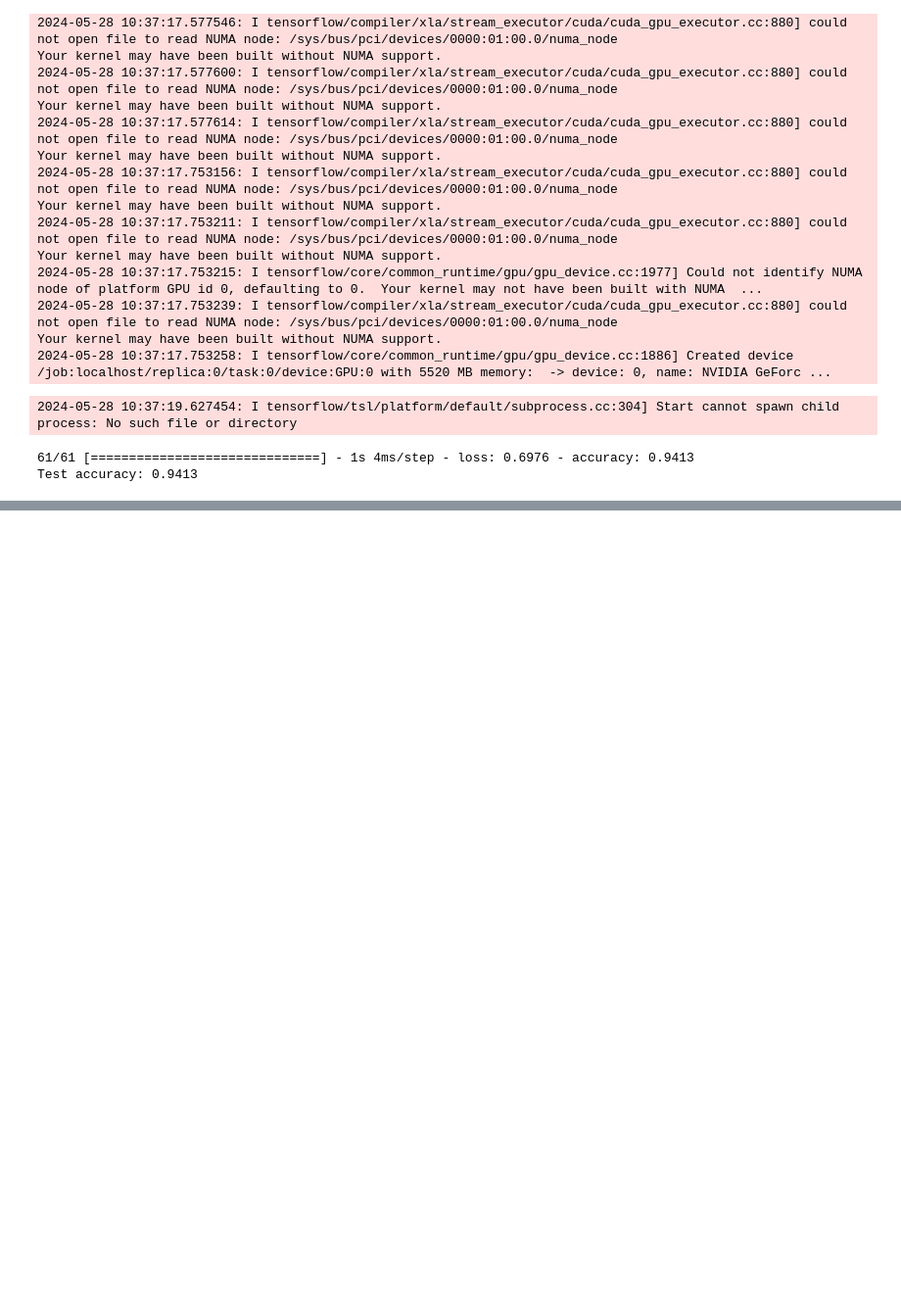
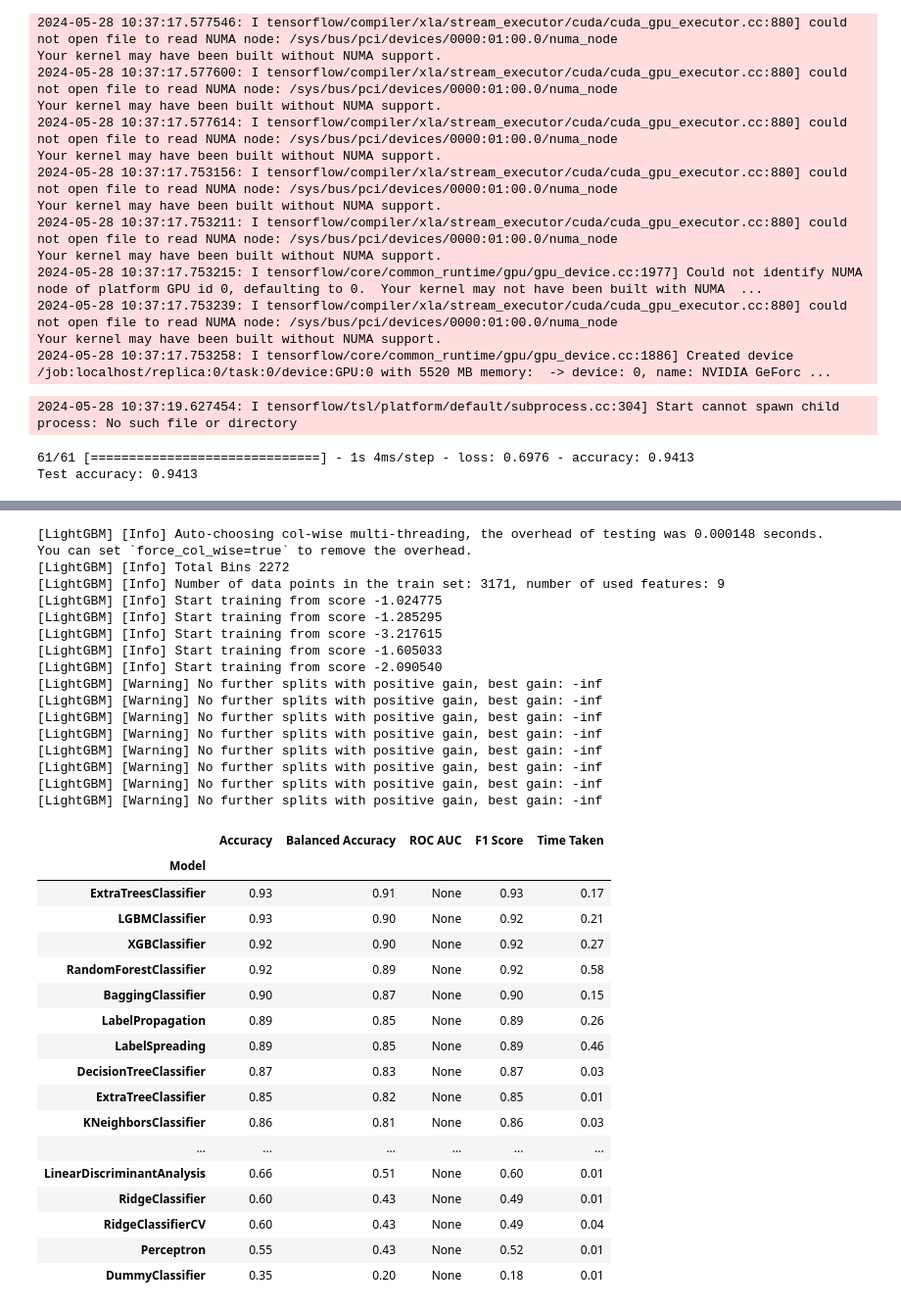
Before and after one commit to LorenzoRimella/ML_tunneling, a Jupyter notebook: model_selection_training.ipynb, the cells around one changed output, grey strips where cells are left out. Shown at 98% size. Saved outputs shown, nothing was run; the diff lists cells and outputs as text; code cells hidden in the pictures; blank space fills up the shorter version.

```diff
--- a/model_selection_training.ipynb
+++ b/model_selection_training.ipynb
@@ -659,0 +807,67 @@ Test accuracy: 0.9413
+# %%
+data[index_1000_10000,-3] = np.sum(np.round(data[index_1000_10000,-3]/10))
+data[index_10000_100000,-3] = np.sum(np.round(data[index_10000_100000,-3]/100))
+data[index_1000000,-3] = np.sum(np.round(data[index_1000000,-3]/1000))
+# %%
+X = data.astype(float)
+mu = np.mean(X, axis = 0)
+std = np.std(X, axis = 0)
+X = (X - mu)/std
+
+y = np.where(y=="E",      np.zeros(y.shape), y)
+y = np.where(y=="L",  1 + np.zeros(y.shape), y)
+y = np.where(y=="L ", 1 + np.zeros(y.shape), y)
+y = np.where(y=="R",  2 + np.zeros(y.shape), y)
+y = np.where(y=="S",  3 + np.zeros(y.shape), y)
+y = np.where(y=="W",  4 + np.zeros(y.shape), y)
+
+y = y.astype(int)
+
+X_train, X_test, y_train, y_test = train_test_split(X, y, test_size=0.3, random_state=42)
+# %%
+# Updated Line
+clf = LazyClassifier(verbose=0,
+                     ignore_warnings=True,
+                     custom_metric=None,
+                     predictions=True)
+
+X_train_lazy, X_test_lazy, y_train_lazy, y_test_lazy = train_test_split(X_train, y_train, test_size=0.3, random_state=42)
+
+models, predictions = clf.fit(X_train_lazy, X_test_lazy, y_train_lazy, y_test_lazy)
+models
+# %% [output]
+[LightGBM] [Info] Auto-choosing col-wise multi-threading, the overhead of testing was 0.000148 seconds.
+You can set `force_col_wise=true` to remove the overhead.
+[LightGBM] [Info] Total Bins 2272
+[LightGBM] [Info] Number of data points in the train set: 3171, number of used features: 9
+[LightGBM] [Info] Start training from score -1.024775
+[LightGBM] [Info] Start training from score -1.285295
+[LightGBM] [Info] Start training from score -3.217615
+[LightGBM] [Info] Start training from score -1.605033
+[LightGBM] [Info] Start training from score -2.090540
+[LightGBM] [Warning] No further splits with positive gain, best gain: -inf
+[LightGBM] [Warning] No further splits with positive gain, best gain: -inf
+[LightGBM] [Warning] No further splits with positive gain, best gain: -inf
+[LightGBM] [Warning] No further splits with positive gain, best gain: -inf
+[LightGBM] [Warning] No further splits with positive gain, best gain: -inf
+[LightGBM] [Warning] No further splits with positive gain, best gain: -inf
+[LightGBM] [Warning] No further splits with positive gain, best gain: -inf
+[LightGBM] [Warning] No further splits with positive gain, best gain: -inf
+|  | Accuracy | Balanced Accuracy | ROC AUC | F1 Score | Time Taken |
+| Model |  |  |  |  |  |
+| ExtraTreesClassifier | 0.93 | 0.91 | None | 0.93 | 0.17 |
+| LGBMClassifier | 0.93 | 0.90 | None | 0.92 | 0.21 |
+| XGBClassifier | 0.92 | 0.90 | None | 0.92 | 0.27 |
+| RandomForestClassifier | 0.92 | 0.89 | None | 0.92 | 0.58 |
+| BaggingClassifier | 0.90 | 0.87 | None | 0.90 | 0.15 |
+| LabelPropagation | 0.89 | 0.85 | None | 0.89 | 0.26 |
+| LabelSpreading | 0.89 | 0.85 | None | 0.89 | 0.46 |
+| DecisionTreeClassifier | 0.87 | 0.83 | None | 0.87 | 0.03 |
+| ExtraTreeClassifier | 0.85 | 0.82 | None | 0.85 | 0.01 |
+| KNeighborsClassifier | 0.86 | 0.81 | None | 0.86 | 0.03 |
+| ... | ... | ... | ... | ... | ... |
+| LinearDiscriminantAnalysis | 0.66 | 0.51 | None | 0.60 | 0.01 |
+| RidgeClassifier | 0.60 | 0.43 | None | 0.49 | 0.01 |
+| RidgeClassifierCV | 0.60 | 0.43 | None | 0.49 | 0.04 |
+| Perceptron | 0.55 | 0.43 | None | 0.52 | 0.01 |
+| DummyClassifier | 0.35 | 0.20 | None | 0.18 | 0.01 |
```
Also changed, not shown: parts of 24 cells of this notebook, 10 other files.
